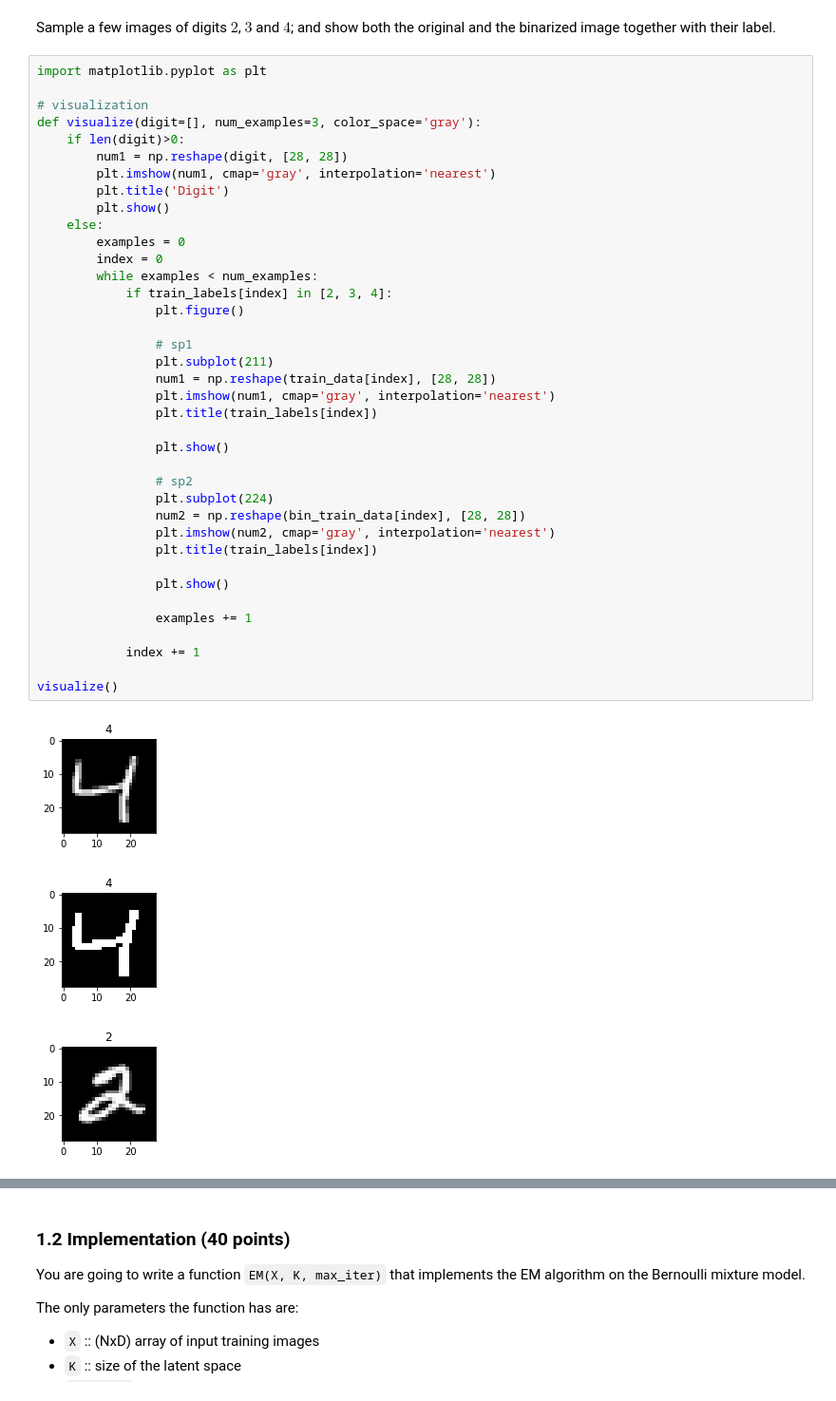
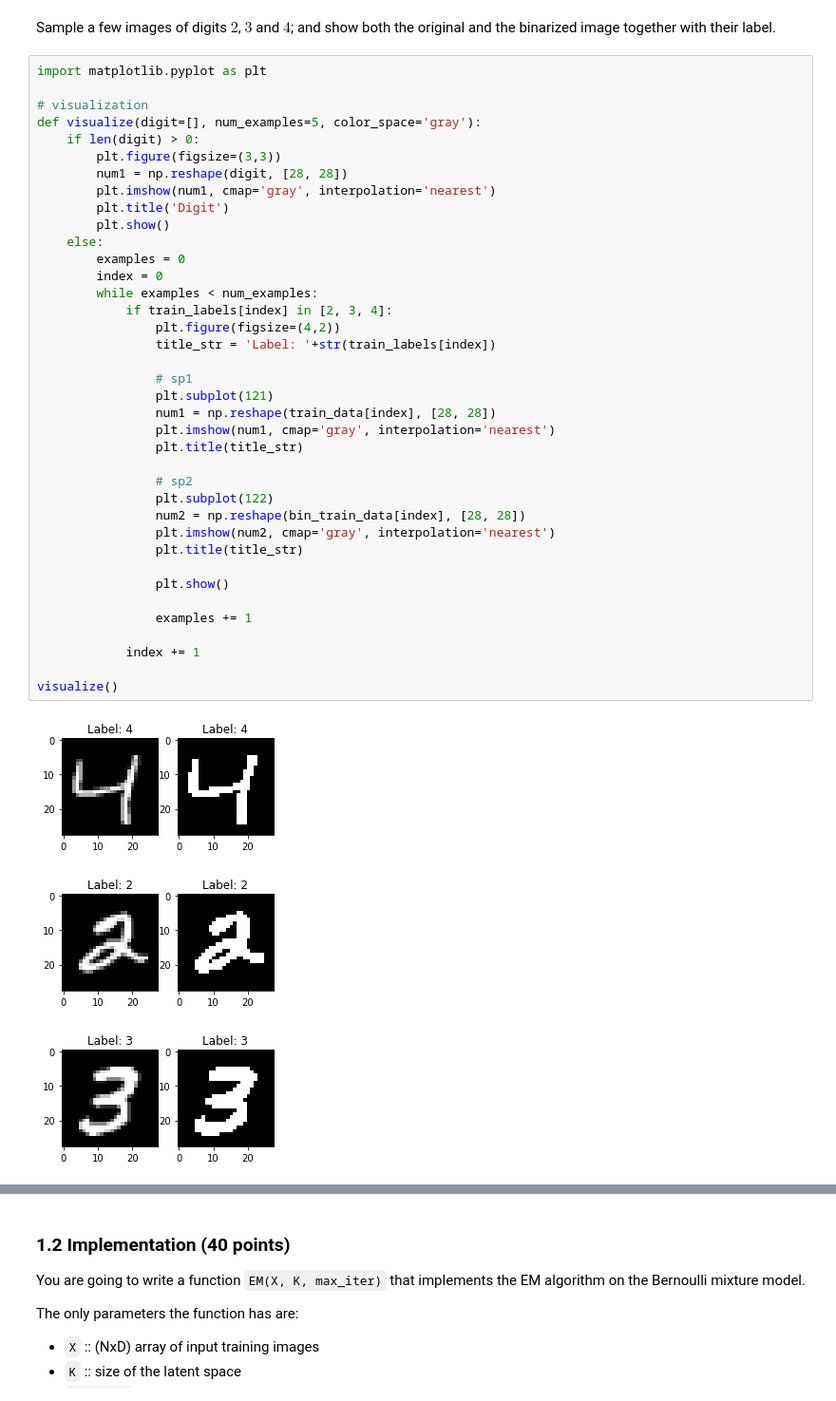
Before and after one commit to NilsHulzebosch/ML2_lab3, a Jupyter notebook: lab3.ipynb, the cells around one changed output, grey strips where cells are left out. Shown: that part at 95% size. Drawn from its saved outputs; the diff is of its cells as text.

```diff
--- a/lab3.ipynb
+++ b/lab3.ipynb
@@ -74,42 +74,42 @@ Sample a few images of digits $2$, $3$ and $4$; and show both the original and t
 # %%
 import matplotlib.pyplot as plt
 
 # visualization
-def visualize(digit=[], num_examples=3, color_space='gray'):
-    if len(digit)>0:
+def visualize(digit=[], num_examples=5, color_space='gray'):
+    if len(digit) > 0:
+        plt.figure(figsize=(3,3))
         num1 = np.reshape(digit, [28, 28])
         plt.imshow(num1, cmap='gray', interpolation='nearest')
         plt.title('Digit')
         plt.show()
     else:
         examples = 0
         index = 0
         while examples < num_examples:
             if train_labels[index] in [2, 3, 4]:
-                plt.figure()
+                plt.figure(figsize=(4,2))
+                title_str = 'Label: '+str(train_labels[index])
 
                 # sp1
-                plt.subplot(211)
+                plt.subplot(121)
                 num1 = np.reshape(train_data[index], [28, 28])
                 plt.imshow(num1, cmap='gray', interpolation='nearest')
-                plt.title(train_labels[index])
-
-                plt.show()
+                plt.title(title_str)
 
                 # sp2
-                plt.subplot(224)
+                plt.subplot(122)
                 num2 = np.reshape(bin_train_data[index], [28, 28])
                 plt.imshow(num2, cmap='gray', interpolation='nearest')
-                plt.title(train_labels[index])
+                plt.title(title_str)
 
                 plt.show()
 
                 examples += 1
 
             index += 1
 
 visualize()
 # %% [output]
-[figure, old version]
+[figure, new version]
-[figure, old version]
+[figure, new version]
-[figure, old version]
+[figure, new version]
```
Also changed, not shown: parts of 20 cells of this notebook.
